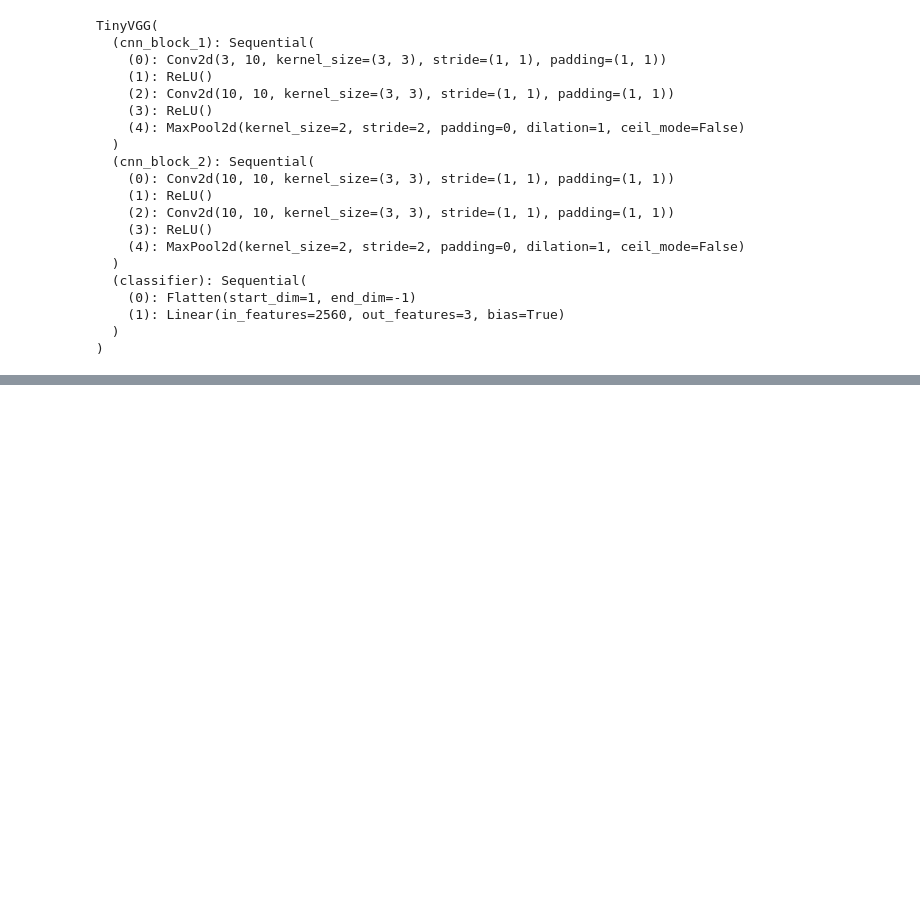
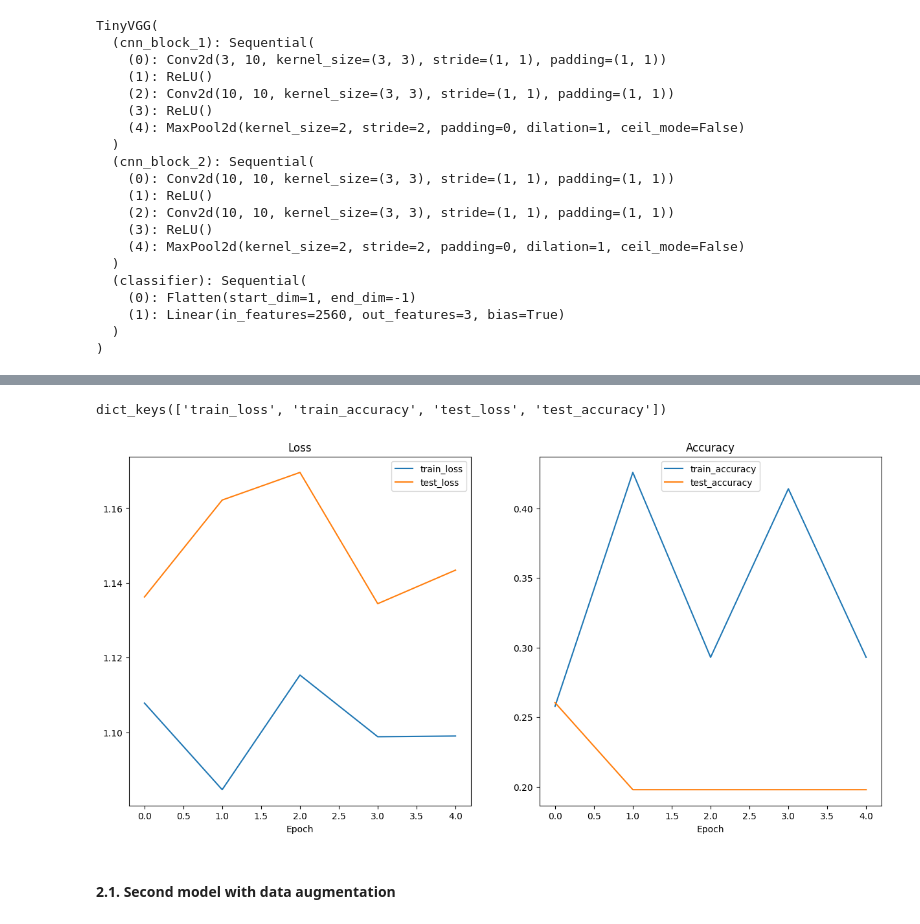
Before and after one commit to christopher192/deep-learning-tensorflow-pytorch, a Jupyter notebook: 04-food-classification-cnn-pytorch.ipynb, the cells around one changed output, grey strips where cells are left out. Saved outputs shown, nothing was run; the diff lists cells and outputs as text; code cells hidden in the pictures; blank space fills up the shorter version.

```diff
--- a/04-food-classification-cnn-pytorch.ipynb
+++ b/04-food-classification-cnn-pytorch.ipynb
@@ -505,0 +678,22 @@ RuntimeError: Failed to run torchinfo. See above stack traces for more details.
+# %%
+torch.manual_seed(42)
+# torch.cuda.manual_seed(42)
+
+epoch_number = 5
+
+first_model = TinyVGG(input_shape = 3, hidden_unit = 10,
+                      output_shape = len(train_data.classes)).to(device)
+
+loss_function = nn.CrossEntropyLoss()
+optimizer = torch.optim.Adam(params = first_model.parameters(), lr = 0.001)
+
+start_time = timer()
+
+first_model_result = start_training(model = first_model,
+        train_dataloader = simple_train_dataloader, test_dataloader = simple_test_dataloader,
+        optimizer = optimizer, loss_function = loss_function,
+                        epoch_number = epoch_number)
+
+end_time = timer()
+
+print(f"Total training time: {end_time - start_time:.3f} seconds")
@@ -505,0 +707,10 @@ RuntimeError: Failed to run torchinfo. See above stack traces for more details.
+# %%
+first_model_result.keys()
+# %% [output]
+dict_keys(['train_loss', 'train_accuracy', 'test_loss', 'test_accuracy'])
+# %%
+plot_loss_curves(first_model_result)
+# %% [output]
+[figure, added]
+# %% [markdown]
+#### 2.1. Second model with data augmentation
```
Also changed, not shown: parts of 32 cells of this notebook.
